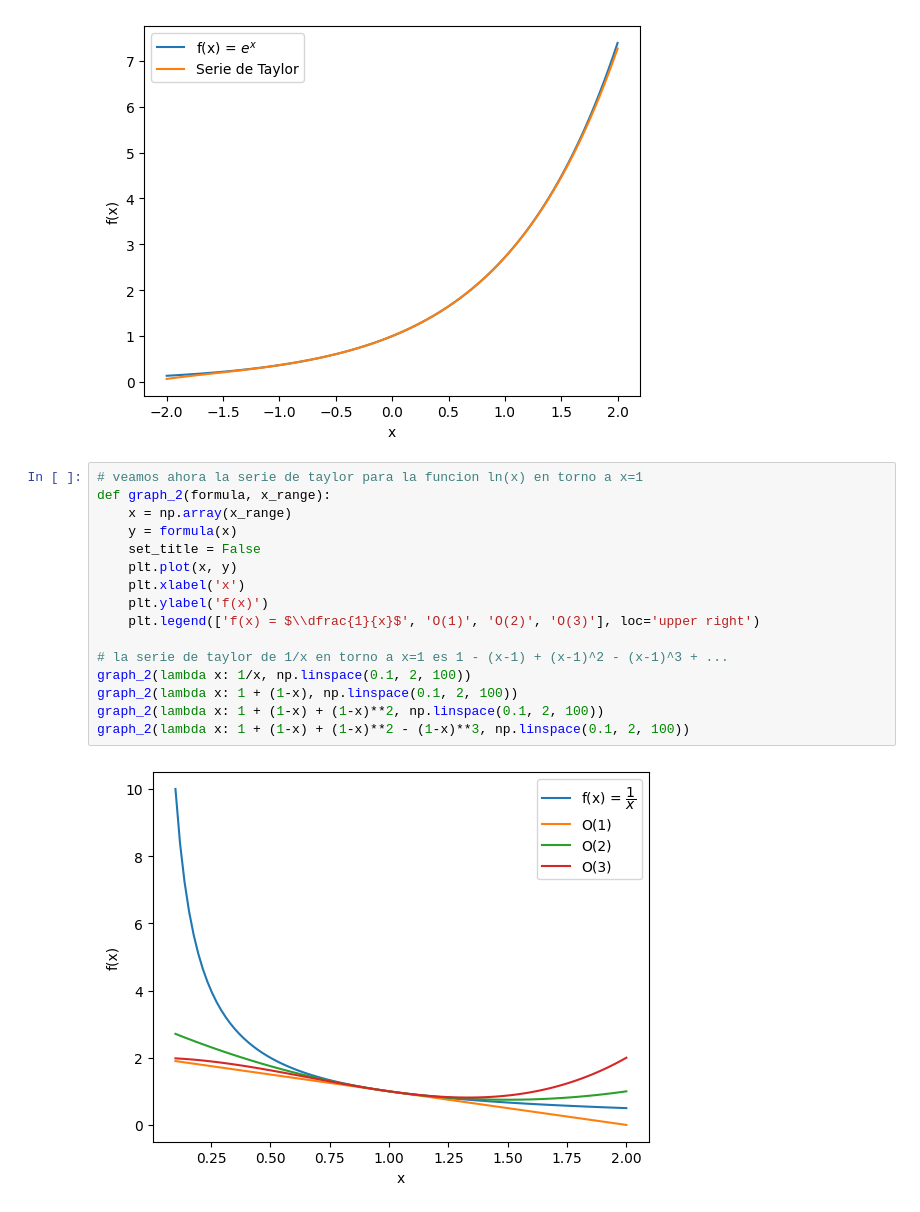
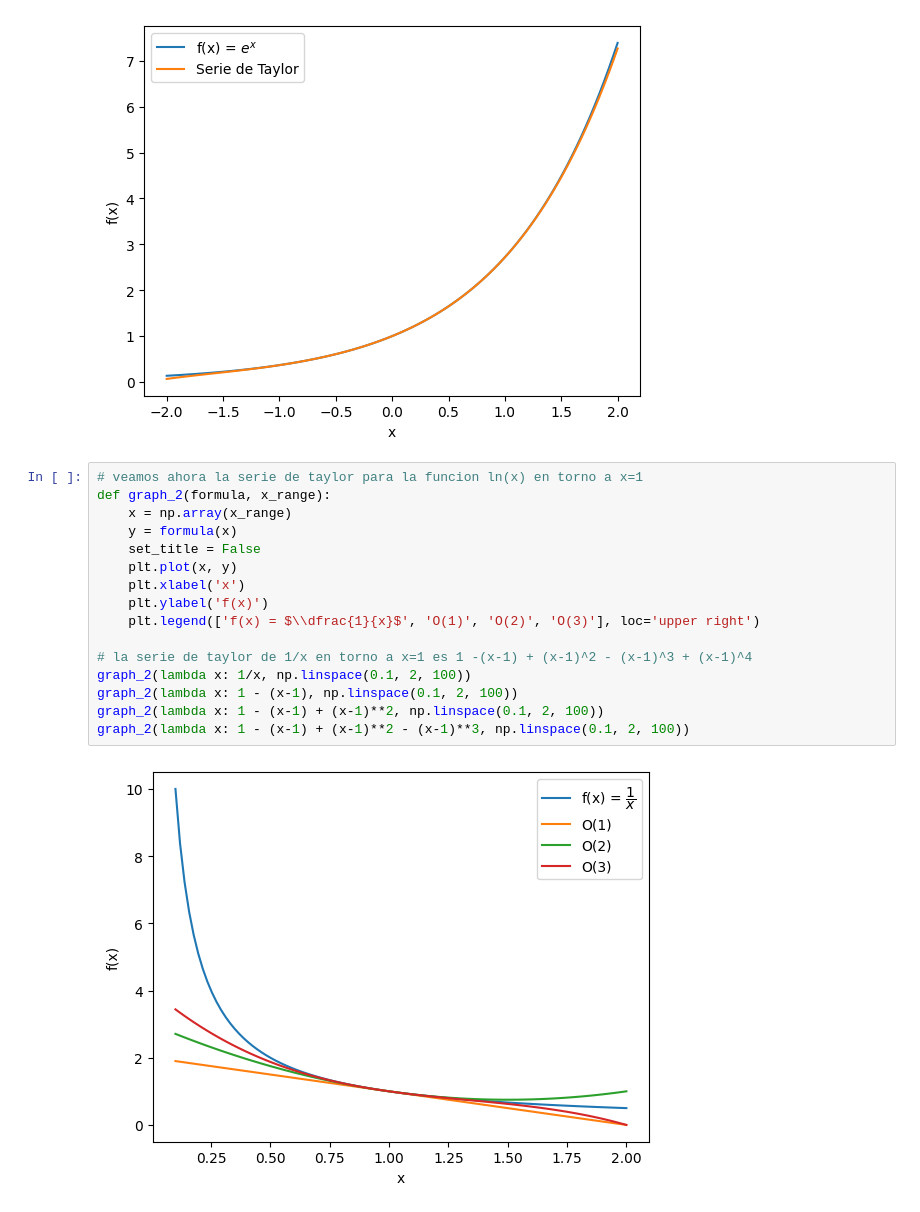
Before and after one commit to JsebastianUVPRQ/classical_trajectory, a Jupyter notebook: Semana_25_agosto/tarea_newton_taylor.ipynb, the cells around one changed output. Cells and saved outputs as stored; diff of their text form.

```diff
--- a/Semana_25_agosto/tarea_newton_taylor.ipynb
+++ b/Semana_25_agosto/tarea_newton_taylor.ipynb
@@ -20,18 +20,18 @@ graph(lambda x: 1 + x + x**2/2 + x**3/6 + x**4/24 + x**5/120, np.linspace(-2, 2,
 # %%
 # veamos ahora la serie de taylor para la funcion ln(x) en torno a x=1
 def graph_2(formula, x_range):
     x = np.array(x_range)
     y = formula(x)
     set_title = False
     plt.plot(x, y)
     plt.xlabel('x')
     plt.ylabel('f(x)')
     plt.legend(['f(x) = $\\dfrac{1}{x}$', 'O(1)', 'O(2)', 'O(3)'], loc='upper right')
 
-# la serie de taylor de 1/x en torno a x=1 es 1 - (x-1) + (x-1)^2 - (x-1)^3 + ...
+# la serie de taylor de 1/x en torno a x=1 es 1 -(x-1) + (x-1)^2 - (x-1)^3 + (x-1)^4
 graph_2(lambda x: 1/x, np.linspace(0.1, 2, 100))
-graph_2(lambda x: 1 + (1-x), np.linspace(0.1, 2, 100))
-graph_2(lambda x: 1 + (1-x) + (1-x)**2, np.linspace(0.1, 2, 100))
-graph_2(lambda x: 1 + (1-x) + (1-x)**2 - (1-x)**3, np.linspace(0.1, 2, 100))
+graph_2(lambda x: 1 - (x-1), np.linspace(0.1, 2, 100))
+graph_2(lambda x: 1 - (x-1) + (x-1)**2, np.linspace(0.1, 2, 100))
+graph_2(lambda x: 1 - (x-1) + (x-1)**2 - (x-1)**3, np.linspace(0.1, 2, 100))
 # %% [output]
-[figure, old version]
+[figure, new version]
```
